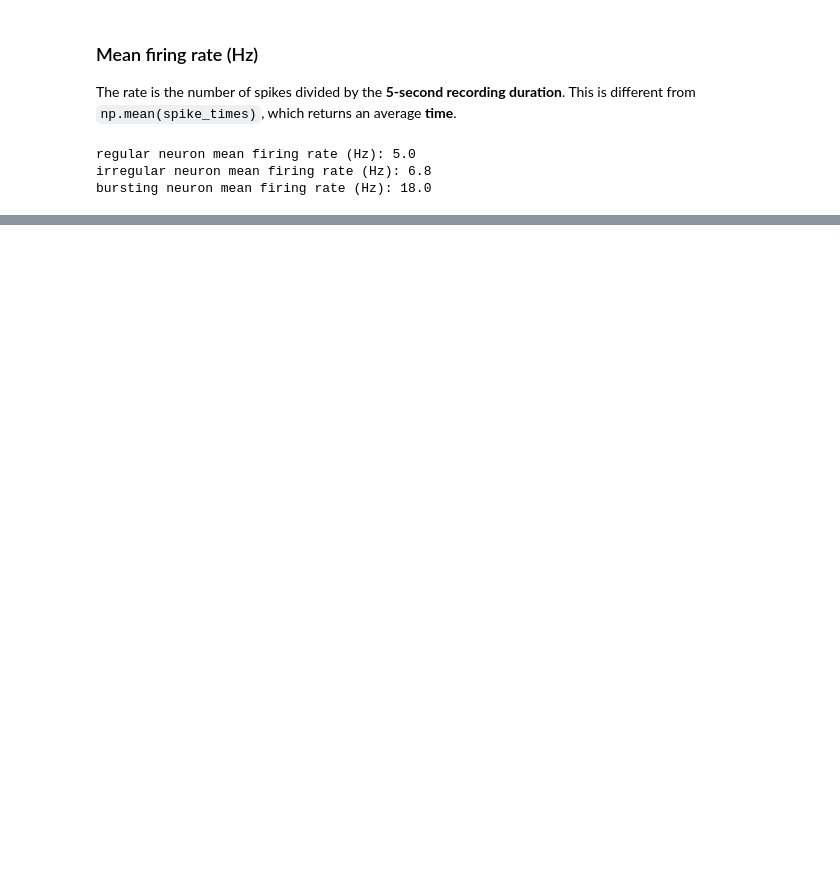
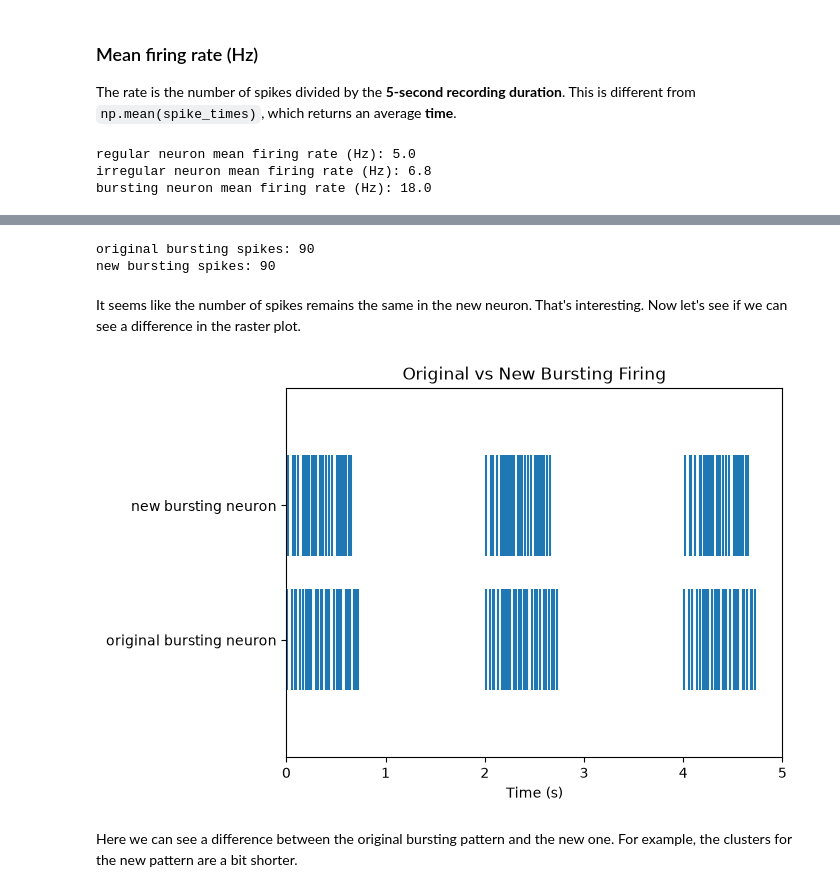
Before and after one commit to ophiratias-pixel/mini_project, a Jupyter notebook: Q1_neural_spikes.ipynb, the cells around one changed output, grey strips where cells are left out. Drawn from its saved outputs; the diff is of its cells as text; code cells hidden in the pictures; blank space fills up the shorter version.

```diff
--- a/Q1_neural_spikes.ipynb
+++ b/Q1_neural_spikes.ipynb
@@ -198,0 +270,30 @@ Assignment requirement: generate additional stochastic realizations, compare wha
+# %%
+burst_random = np.random.default_rng(8)
+burst_intervals = burst_random.uniform(0, 0.05, 30)
+
+bursting_new1 = np.cumsum(burst_intervals)
+bursting_new2 = bursting_new1 + 2
+bursting_new3 = bursting_new2 + 2
+
+bursting_new = np.concatenate((bursting_new1, bursting_new2, bursting_new3))
+bursting_new = bursting_new[bursting_new <= 5]
+
+print("original bursting spikes:", len(bursting))
+print("new bursting spikes:", len(bursting_new))
+# %% [output]
+original bursting spikes: 90
+new bursting spikes: 90
+# %% [markdown]
+It seems like the number of spikes remains the same in the new neuron. That's interesting. Now let's see if we can see a difference in the raster plot.
+# %%
+mat.eventplot([bursting, bursting_new], lineoffsets=[1, 3], linelengths=1.5)
+
+mat.xlim(0, 5)
+mat.yticks([1, 3], ["original bursting neuron", "new bursting neuron"])
+mat.xlabel("Time (s)")
+mat.title("Original vs New Bursting Firing")
+mat.show()
+# %% [output]
+[figure, added]
+# %% [markdown]
+Here we can see a difference between the original bursting pattern and the new one. For example, the clusters for the new pattern are a bit shorter.
```
Also changed, not shown: parts of 43 cells of this notebook, 1 other file.
